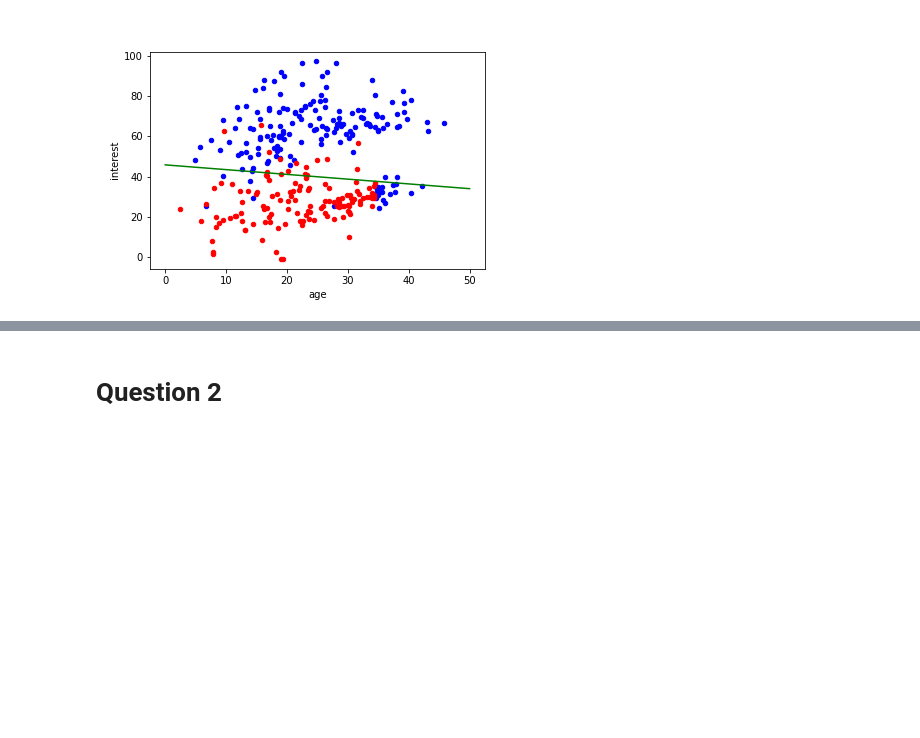
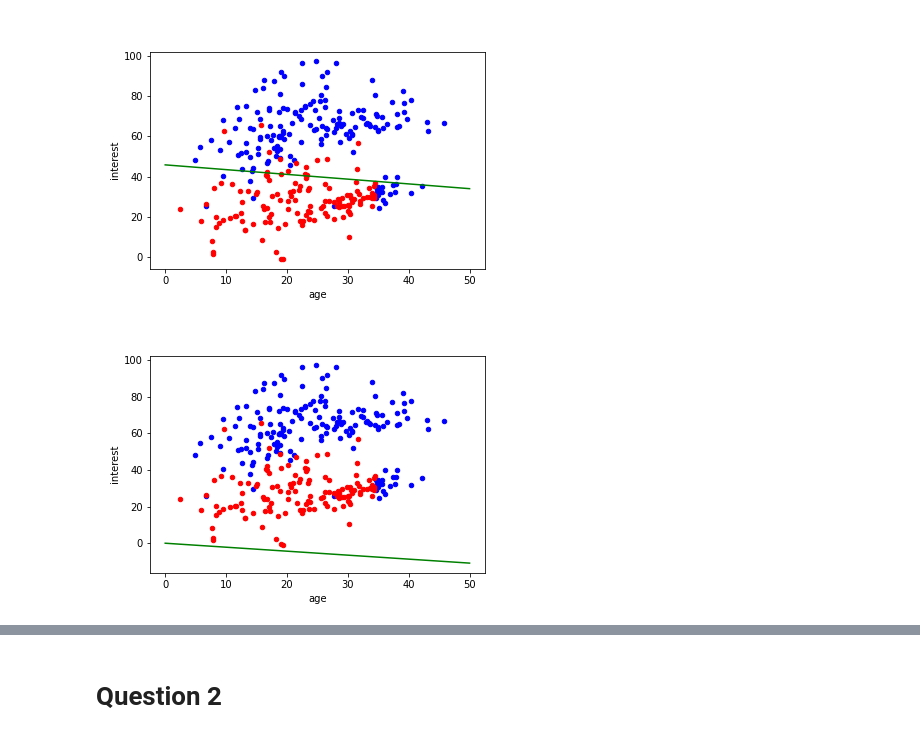
Before and after one commit to sagalpreet/Machine-Learning-CS503, a Jupyter notebook: assignment-2/code/2019csb1113-2.ipynb, the cells around one changed output, grey strips where cells are left out. Cells and saved outputs as stored; diff of their text form; code cells hidden in the pictures; blank space fills up the shorter version.

```diff
--- a/assignment-2/code/2019csb1113-2.ipynb
+++ b/assignment-2/code/2019csb1113-2.ipynb
@@ -184,3 +184,19 @@ plot_sigmoid_boundary(w)
 # %% [output]
 Misclassified: 0.12457912457912458
 [figure]
+# %%
+# splitting dataset into two classes
+
+D1 = df[df['success'] == 1]
+D2 = df[df['success'] == 0]
+
+# add bias term
+X1 = D1[['age', 'interest']]
+X1['bias'] = 1
+
+X2 = D2[['age', 'interest']]
+X2['bias'] = 1
+
+# get numpy arrays
+X1 = X1.to_numpy()
+X2 = X2.to_numpy()
@@ -187 +226,26 @@ Misclassified: 0.12457912457912458
+# %%
+# fit and plot linear discriminant boundary
+
+def plot_line(w):
+    # if f(x) = w1.x1 + w2.x2 + w3
+    # f(x) = 0 should be the line
+    # perpendicular to which points
+    # if projected will have maximum
+    # separation where separation is
+    # defined as the objective function
+    # for LDA
+
+    x = np.linspace(0, 50, 1000)
+    if (w[1] == 0):
+        y = np.linspace(0, 0, 1000)
+    else:
+        y = (0 - w[2] - w[0] * x) / w[1]
+    plt.plot(x, y, 'green')
+
+weights = fit(X1, X2)
+
+plot_data()
+plot_line(weights)
+# %% [output]
+[figure, added]
 # %%
```
Also changed, not shown: parts of 21 cells of this notebook.
